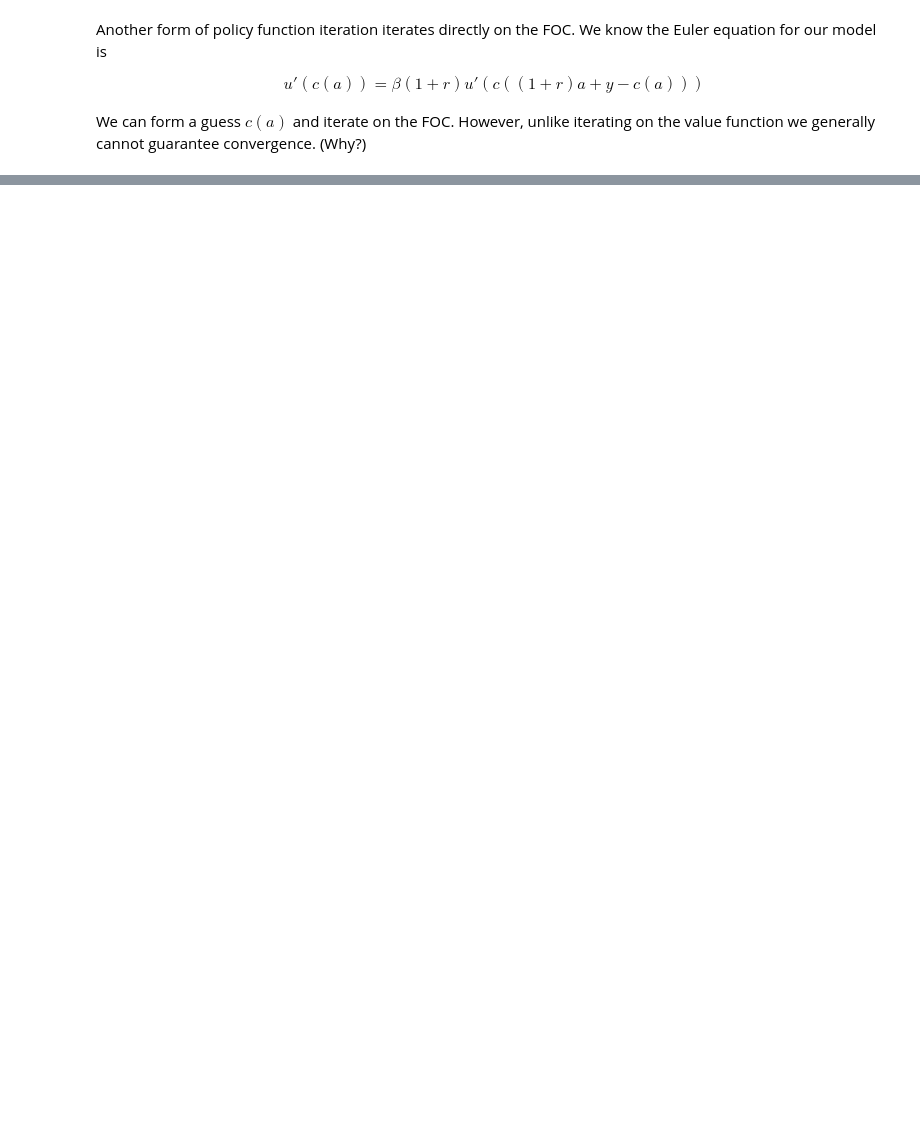
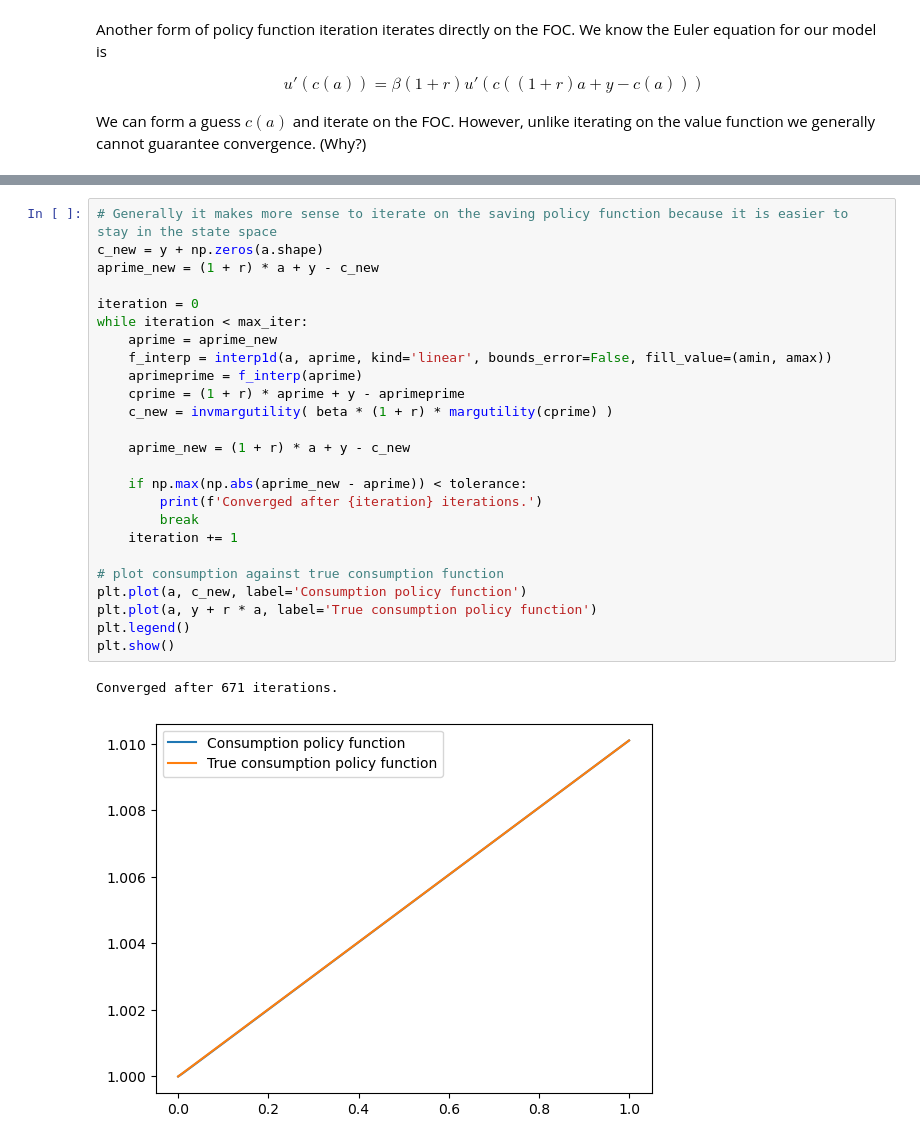
Before and after one commit to johanneswieland/281-Computational, a Jupyter notebook: Topic 2/policyiteration.ipynb, the cells around one changed output, grey strips where cells are left out. Saved outputs shown, nothing was run; the diff lists cells and outputs as text; blank space fills up the shorter version.

```diff
--- a/Topic 2/policyiteration.ipynb
+++ b/Topic 2/policyiteration.ipynb
@@ -118,0 +153,28 @@ The benchmark root-finding method is called bisection.
+# %%
+# Generally it makes more sense to iterate on the saving policy function because it is easier to stay in the state space
+c_new = y + np.zeros(a.shape)
+aprime_new = (1 + r) * a + y - c_new
+
+iteration = 0
+while iteration < max_iter:
+    aprime = aprime_new
+    f_interp = interp1d(a, aprime, kind='linear', bounds_error=False, fill_value=(amin, amax))
+    aprimeprime = f_interp(aprime)
+    cprime = (1 + r) * aprime + y - aprimeprime
+    c_new = invmargutility( beta * (1 + r) * margutility(cprime) )
+
+    aprime_new = (1 + r) * a + y - c_new
+
+    if np.max(np.abs(aprime_new - aprime)) < tolerance:
+        print(f'Converged after {iteration} iterations.')
+        break
+    iteration += 1
+
+# plot consumption against true consumption function
+plt.plot(a, c_new, label='Consumption policy function')
+plt.plot(a, y + r * a, label='True consumption policy function')
+plt.legend()
+plt.show()
+# %% [output]
+Converged after 671 iterations.
+[figure, added]
```
Also changed, not shown: parts of 13 cells of this notebook.
